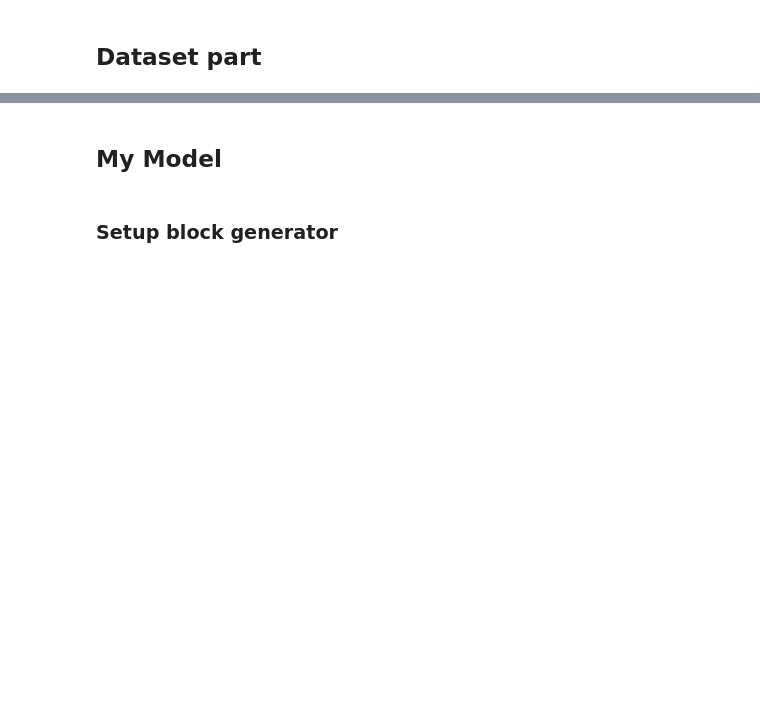
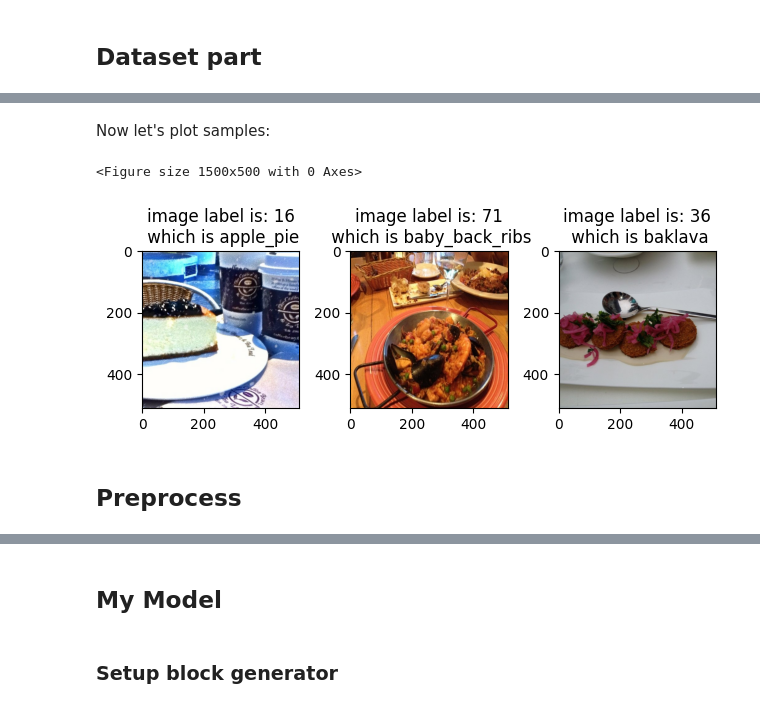
Before and after one commit to sirUnchained/Deep-Learning, a Jupyter notebook: 101-food/Food_101.ipynb, the cells around one changed output, grey strips where cells are left out. Cells and saved outputs as stored; diff of their text form; code cells hidden in the pictures; blank space fills up the shorter version.

```diff
--- a/101-food/Food_101.ipynb
+++ b/101-food/Food_101.ipynb
@@ -236,0 +161,8 @@ tf_valid_dataset created: <_PrefetchDataset element_spec=(TensorSpec(shape=(None
+# %%
+(train_ds, test_ds), dsInfo = tfds.load(
+    name="food101",
+    split=["train", "validation"],
+    shuffle_files=True,
+    as_supervised=True, # download dataset as tuple of (sample, label), in our case it is (image, label)
+    with_info=True, # don't forget to give me an info about dataset
+)
@@ -236,0 +193,6 @@ tf_valid_dataset created: <_PrefetchDataset element_spec=(TensorSpec(shape=(None
+# %%
+print("10 first labels: ")
+for idx, name in enumerate(dsInfo.features["label"].names):
+  print(f"\t{name}: {idx}, ")
+  if idx == 10:
+    break
@@ -236,0 +214,2 @@ tf_valid_dataset created: <_PrefetchDataset element_spec=(TensorSpec(shape=(None
+# %%
+train_samples = train_ds.take(3)
@@ -236,0 +220,6 @@ tf_valid_dataset created: <_PrefetchDataset element_spec=(TensorSpec(shape=(None
+# %%
+for image, label in train_samples:
+  print(f"image shape: {image.shape}")
+  print(f"image dtype: {image.dtype}")
+  print(f"image class: {label}")
+  print("-" * 30)
@@ -236,0 +239,17 @@ tf_valid_dataset created: <_PrefetchDataset element_spec=(TensorSpec(shape=(None
+# %% [markdown]
+Now let's plot samples:
+# %%
+plt.figure(figsize=(15, 5))
+fig, axes = plt.subplots(ncols=len(train_samples))
+
+for idx, (image, label) in enumerate(train_samples):
+  axes[idx].imshow(image)
+  axes[idx].set_title(f"image label is: {label}\n which is {dsInfo.features["label"].names[idx]}")
+
+plt.tight_layout()
+plt.show()
+# %% [output]
+<Figure size 1500x500 with 0 Axes>
+[figure, added]
+# %% [markdown]
+## Preprocess
```
Also changed, not shown: parts of 63 cells of this notebook, 3 other files.
